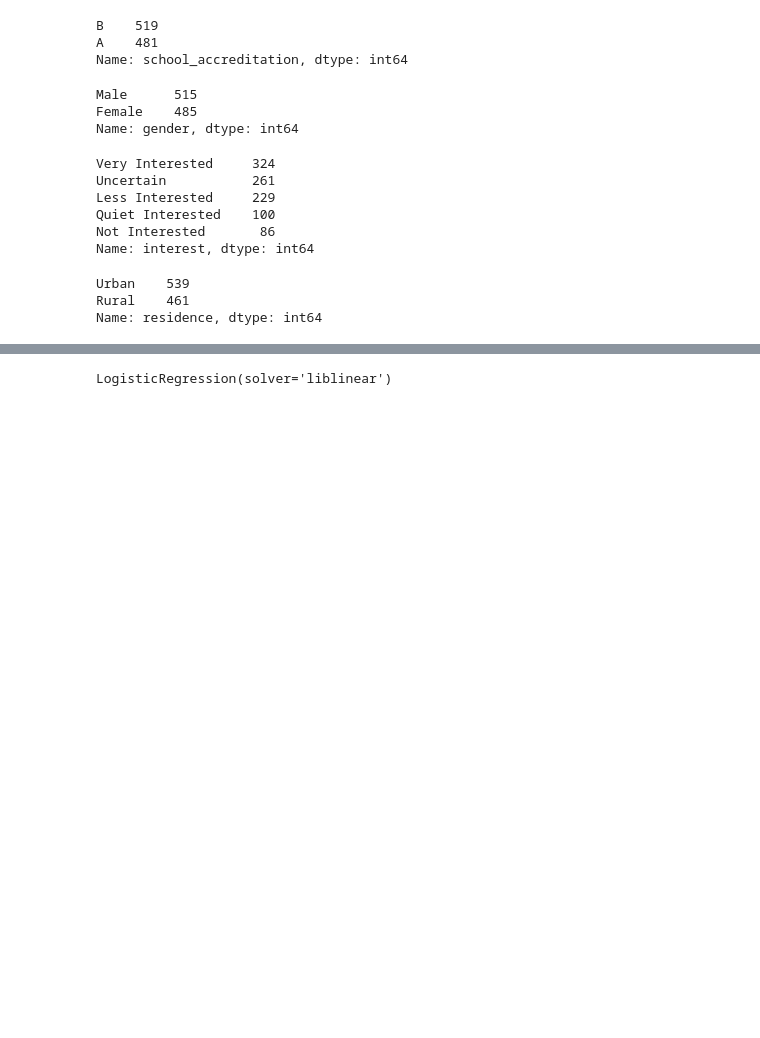
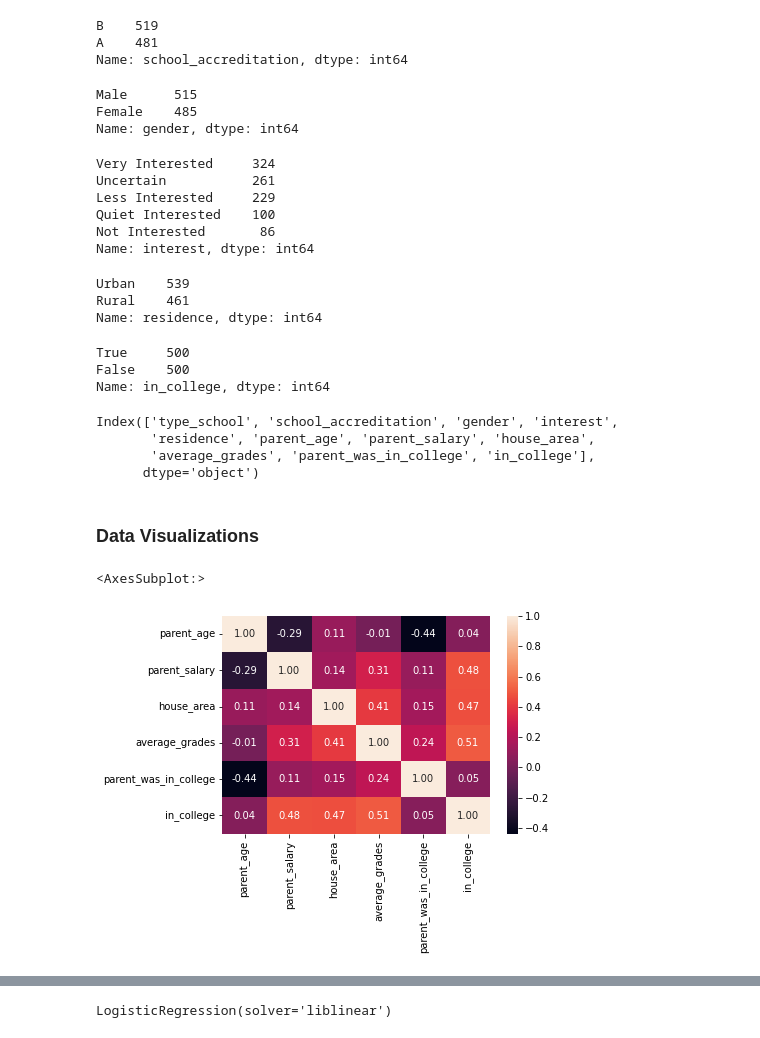
Before and after one commit to Just-Mike4/College-analysis-and-prediction-model, a Jupyter notebook: Analysis of students in college.ipynb, the cells around one changed output, grey strips where cells are left out. Drawn from its saved outputs; the diff is of its cells as text; code cells hidden in the pictures; blank space fills up the shorter version.

```diff
--- a/Analysis of students in college.ipynb
+++ b/Analysis of students in college.ipynb
@@ -69,9 +84,3 @@ df['residence'].value_counts()
 Urban    539
 Rural    461
 Name: residence, dtype: int64
-# %%
-df["Academic"]=df['type_school']== 'Academic'
-df['A']=df['school_accreditation']== 'A'
-df['male']=df['gender']== 'male'
-df['urban']=df['residence']== 'urban'
-df['interested']=['interest']== 'Very Interested '
@@ -80,0 +87,20 @@ y=df['in_college'].values
+# %%
+df['in_college'].value_counts()
+# %% [output]
+True     500
+False    500
+Name: in_college, dtype: int64
+# %%
+df.columns
+# %% [output]
+Index(['type_school', 'school_accreditation', 'gender', 'interest',
+       'residence', 'parent_age', 'parent_salary', 'house_area',
+       'average_grades', 'parent_was_in_college', 'in_college'],
+      dtype='object')
+# %% [markdown]
+### Data Visualizations
+# %%
+sns.heatmap(df.corr(),annot=True,fmt='.2f')
+# %% [output]
+<AxesSubplot:>
+[figure, added]
```
Also changed, not shown: parts of 34 cells of this notebook.
